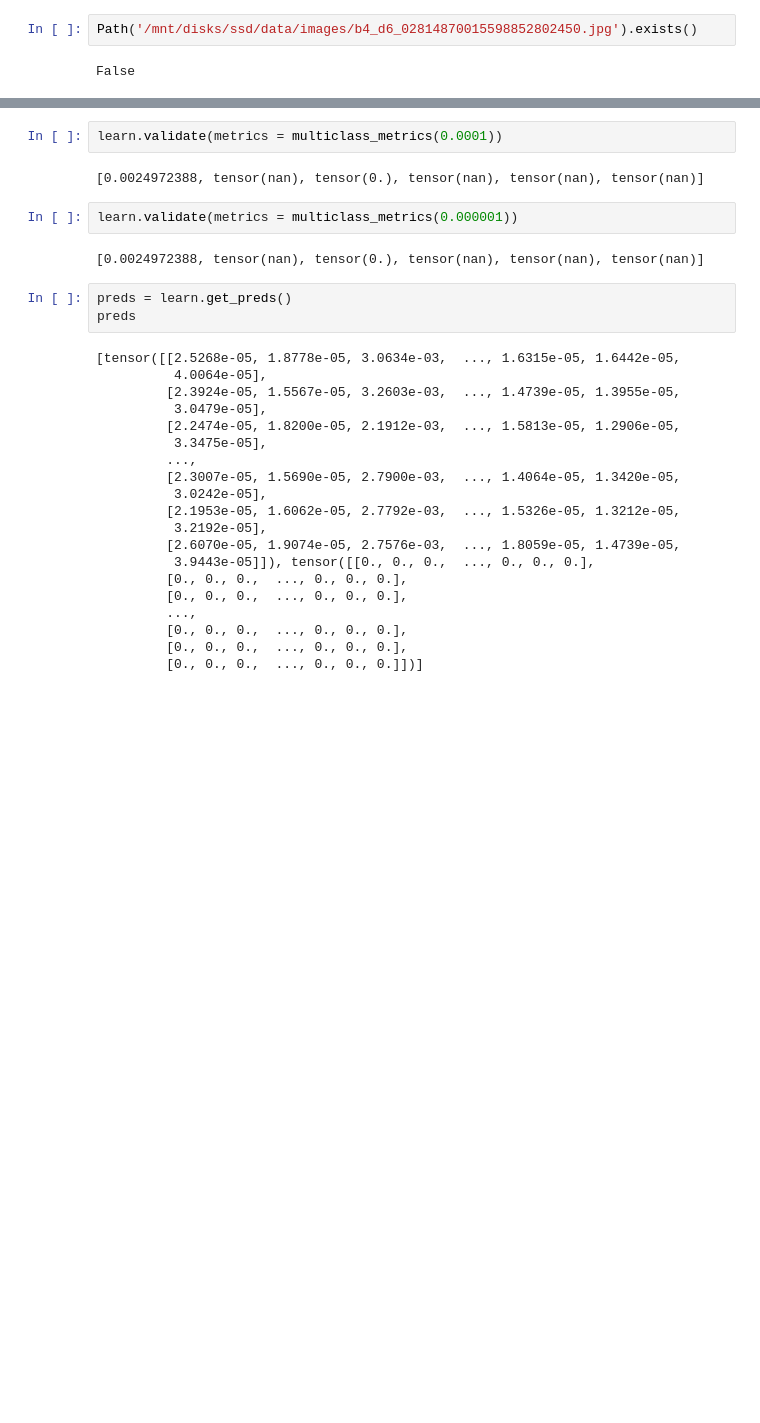
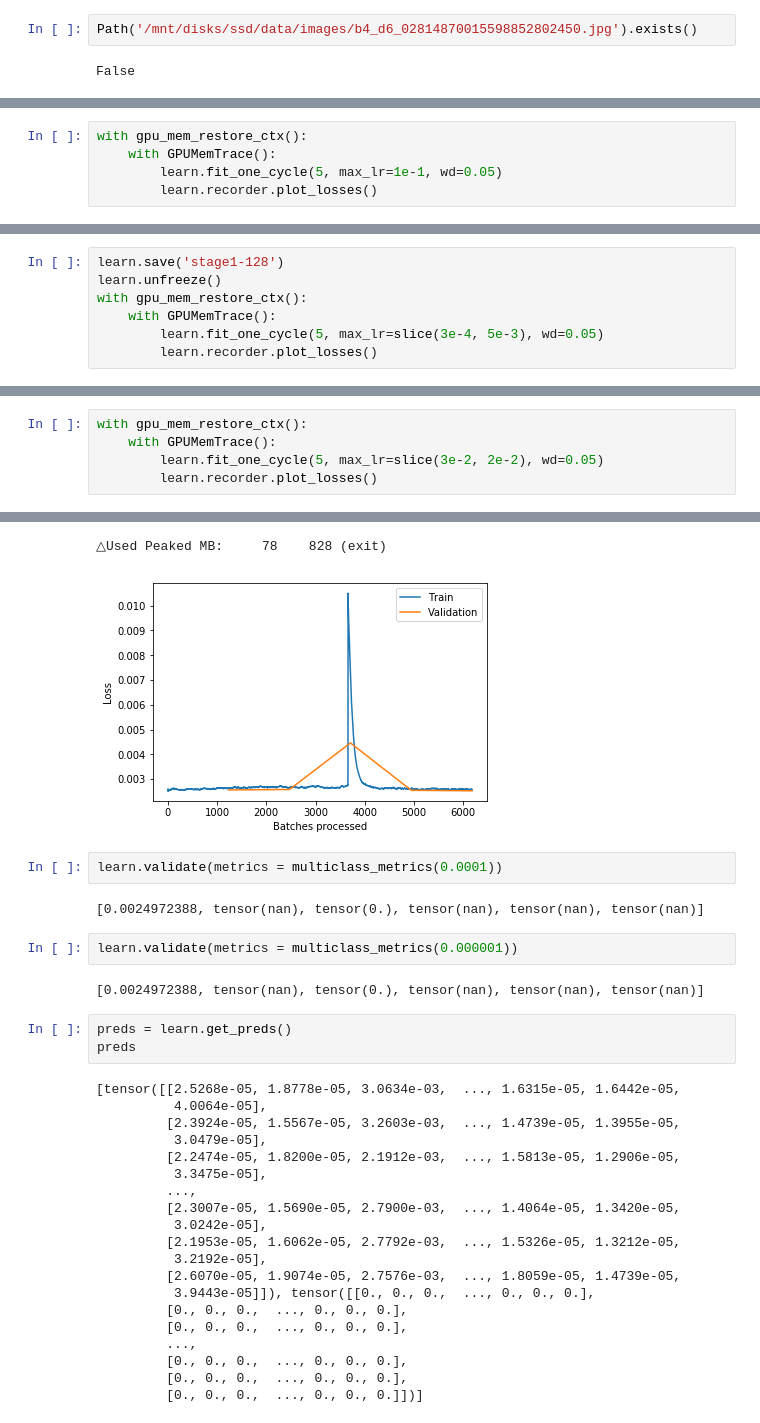
Before and after one commit to LibreChou/mindat_dataset, a Jupyter notebook: fastai-hw.ipynb, the cells around one changed output, grey strips where cells are left out. Drawn from its saved outputs; the diff is of its cells as text; blank space fills up the shorter version.

```diff
--- a/fastai-hw.ipynb
+++ b/fastai-hw.ipynb
@@ -130,0 +164,5 @@ learn.metrics
+# %%
+with gpu_mem_restore_ctx():
+    with GPUMemTrace():
+        learn.fit_one_cycle(5, max_lr=1e-1, wd=0.05)
+        learn.recorder.plot_losses()
@@ -130,0 +175,7 @@ learn.metrics
+# %%
+learn.save('stage1-128')
+learn.unfreeze()
+with gpu_mem_restore_ctx():
+    with GPUMemTrace():
+        learn.fit_one_cycle(5, max_lr=slice(3e-4, 5e-3), wd=0.05)
+        learn.recorder.plot_losses()
@@ -130,0 +199,6 @@ learn.metrics
+# %%
+with gpu_mem_restore_ctx():
+    with GPUMemTrace():
+        learn.fit_one_cycle(5, max_lr=slice(3e-2, 2e-2), wd=0.05)
+        learn.recorder.plot_losses()
+# %% [output]
@@ -131,3 +211,5 @@ learn.metrics
+△Used Peaked MB:     78    828 (exit)
+[figure, added]
 # %%
 learn.validate(metrics = multiclass_metrics(0.0001))
 # %% [output]
```
Also changed, not shown: parts of 14 cells of this notebook, 4 other files.
